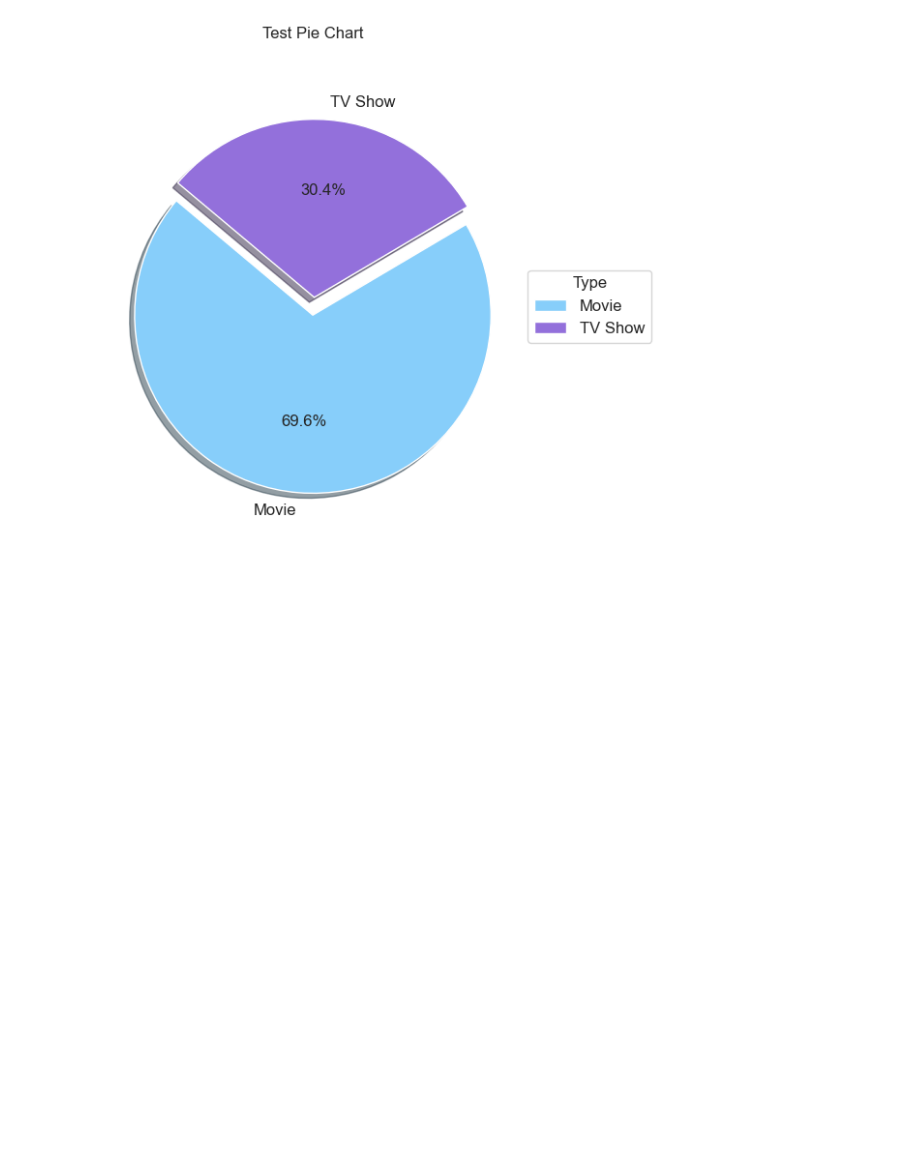
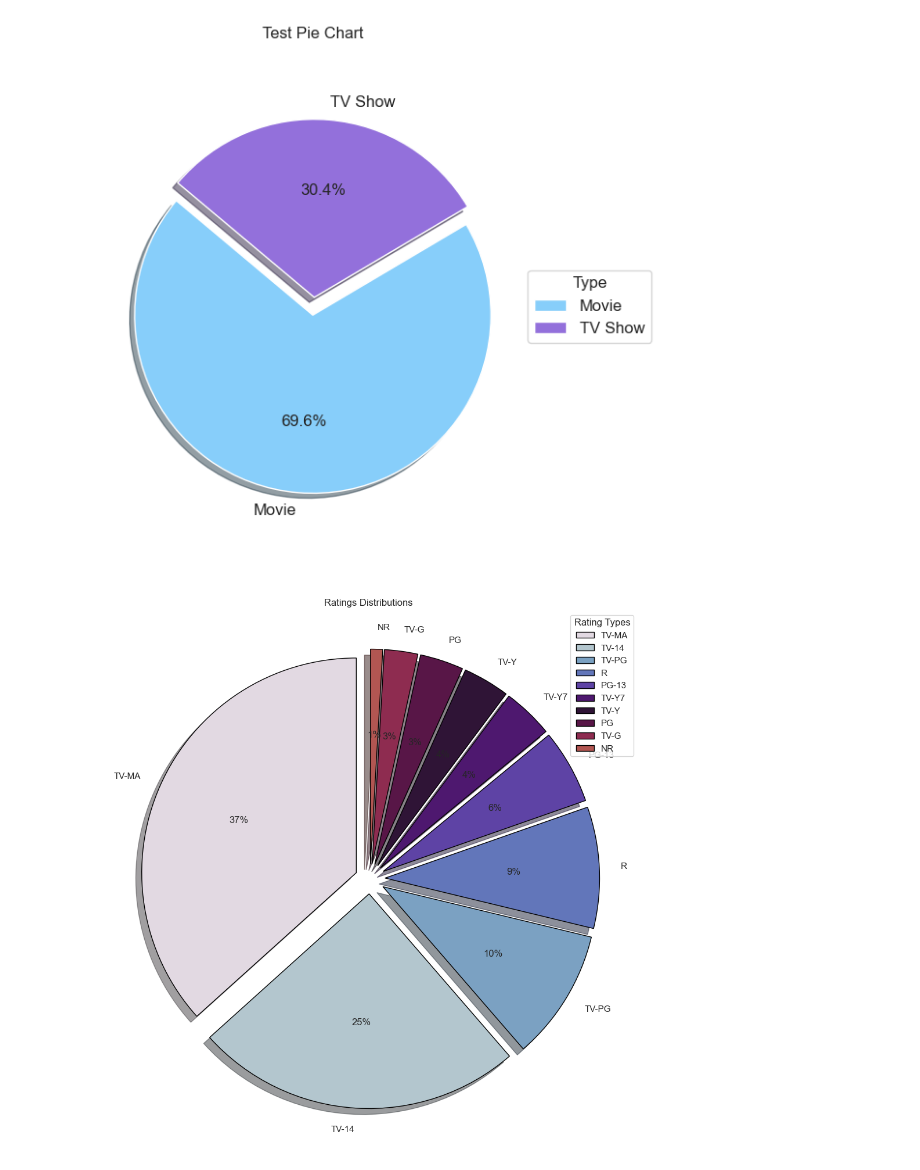
Before and after one commit to YuliiaB82/netflix-analysis, a Jupyter notebook: analysis.ipynb, the cells around one changed output. Cells and saved outputs as stored; diff of their text form; code cells hidden in the pictures; blank space fills up the shorter version.

```diff
--- a/analysis.ipynb
+++ b/analysis.ipynb
@@ -16,7 +16,7 @@ from PIL import Image
 from sklearn.preprocessing import MultiLabelBinarizer
 import matplotlib.colors
 from collections import Counter
-cmap2 = cm.get_cmap('twilight',13)
+cmap2 = plt.colormaps.get_cmap('twilight').resampled(13)
 colors1= []
 for i in range(cmap2.N):
     rgb= cmap2(i)[:4]
@@ -146,3 +144,14 @@ plt.tight_layout()
 plt.show()
 # %% [output]
 [figure]
+# %%
+# Distribution of Ratings
+plt.figure(figsize=(18,12))
+p_ratings = df['rating'].value_counts().head(10)
+plt.pie(x=p_ratings,labels=p_ratings.index,colors=colors1,autopct='%.0f%%',explode=[0.07 for i in p_ratings.index],startangle=90,wedgeprops={'linewidth':1,'edgecolor':'black'},shadow=True)
+plt.title('Ratings Distributions ')
+plt.legend(loc='upper right',title='Rating Types')
+
+plt.show()
+# %% [output]
+[figure, added]
```
Also changed, not shown: parts of 15 cells of this notebook.
